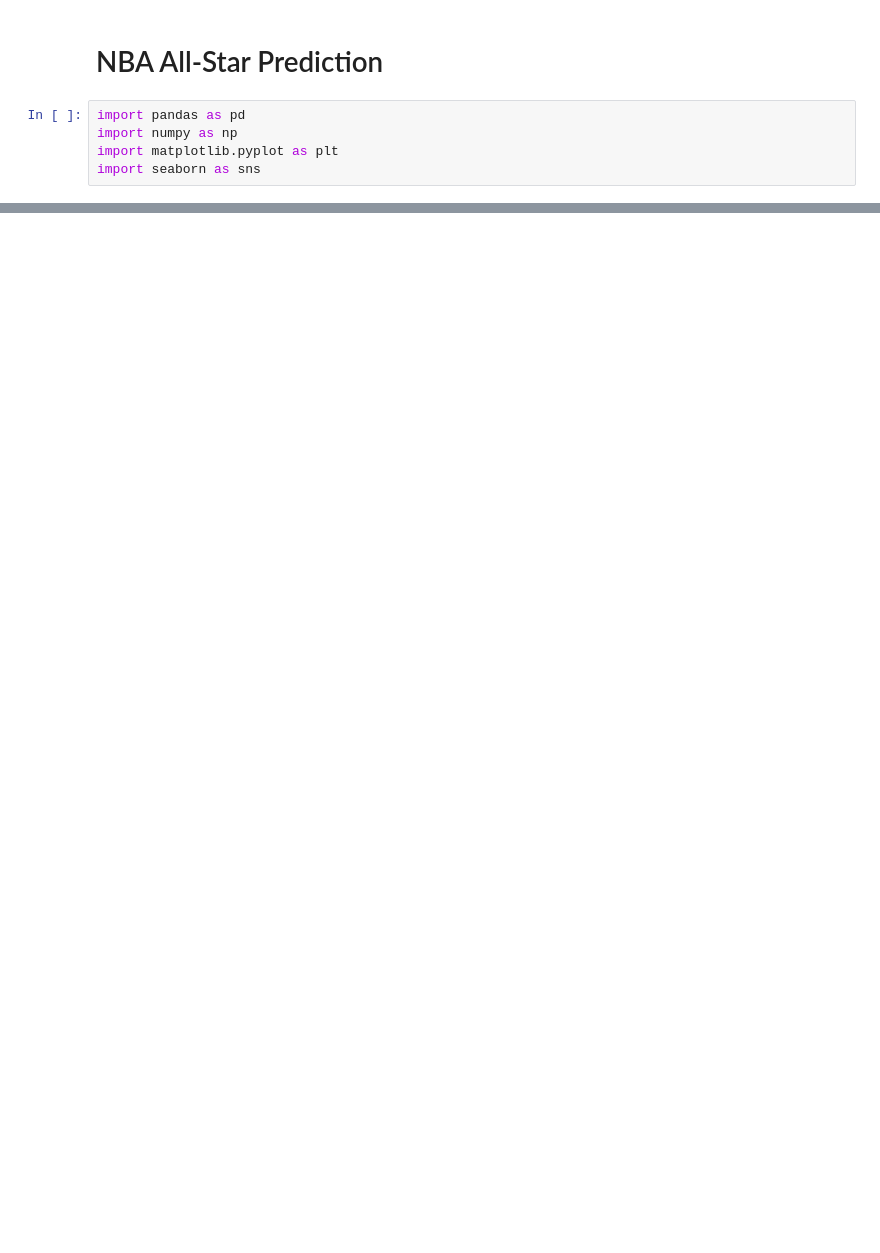
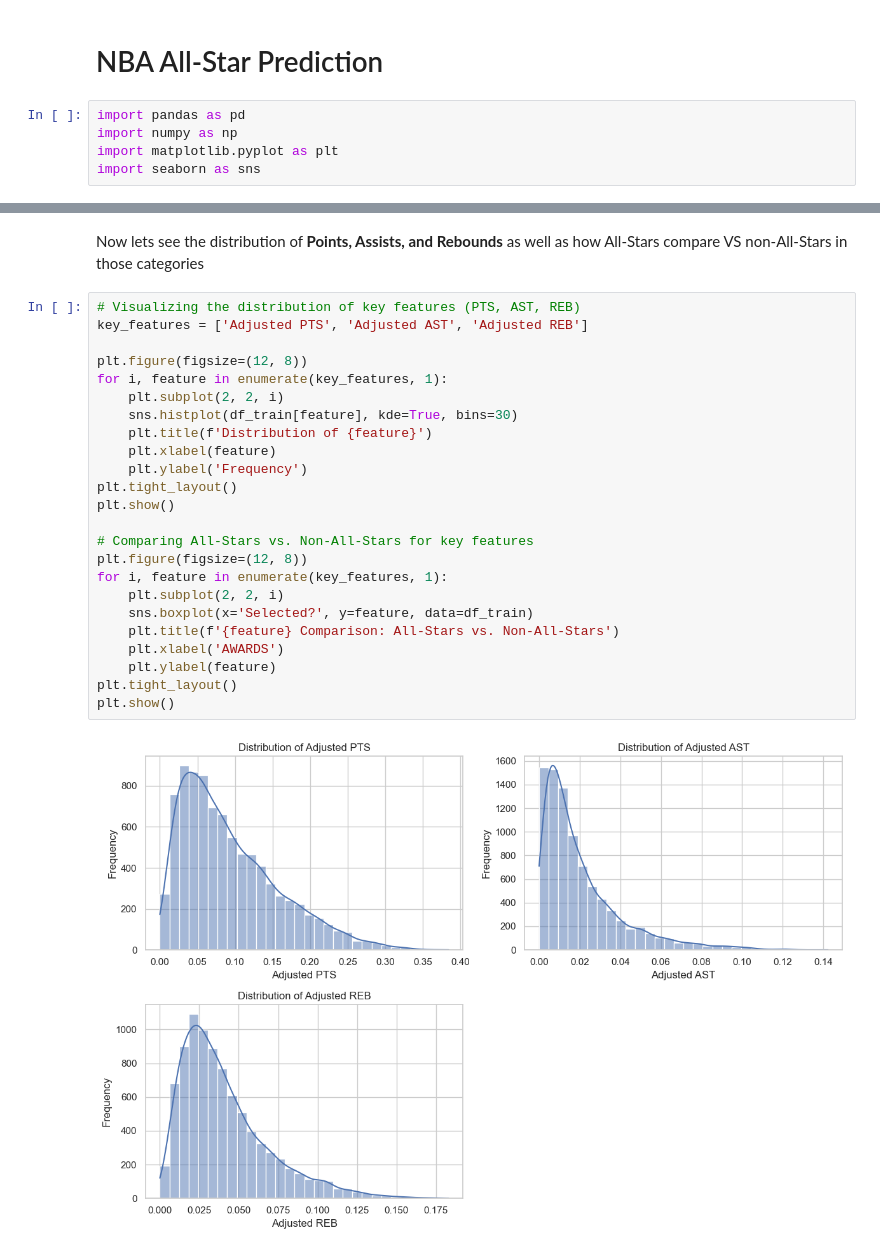
Before and after one commit to hamzatif/NBA-All-Stars, a Jupyter notebook: Project Workbook.ipynb, the cells around one changed output, grey strips where cells are left out. Cells and saved outputs as stored; diff of their text form; blank space fills up the shorter version.

```diff
--- a/Project Workbook.ipynb
+++ b/Project Workbook.ipynb
@@ -727,0 +165,28 @@ Confusion Matrix:
+# %% [markdown]
+Now lets see the distribution of **Points, Assists, and Rebounds** as well as how All-Stars compare VS non-All-Stars in those categories
+# %%
+# Visualizing the distribution of key features (PTS, AST, REB)
+key_features = ['Adjusted PTS', 'Adjusted AST', 'Adjusted REB']
+
+plt.figure(figsize=(12, 8))
+for i, feature in enumerate(key_features, 1):
+    plt.subplot(2, 2, i)
+    sns.histplot(df_train[feature], kde=True, bins=30)
+    plt.title(f'Distribution of {feature}')
+    plt.xlabel(feature)
+    plt.ylabel('Frequency')
+plt.tight_layout()
+plt.show()
+
+# Comparing All-Stars vs. Non-All-Stars for key features
+plt.figure(figsize=(12, 8))
+for i, feature in enumerate(key_features, 1):
+    plt.subplot(2, 2, i)
+    sns.boxplot(x='Selected?', y=feature, data=df_train)
+    plt.title(f'{feature} Comparison: All-Stars vs. Non-All-Stars')
+    plt.xlabel('AWARDS')
+    plt.ylabel(feature)
+plt.tight_layout()
+plt.show()
+# %% [output]
+[figure, added]
```
Also changed, not shown: parts of 152 cells of this notebook, 6 other files.
